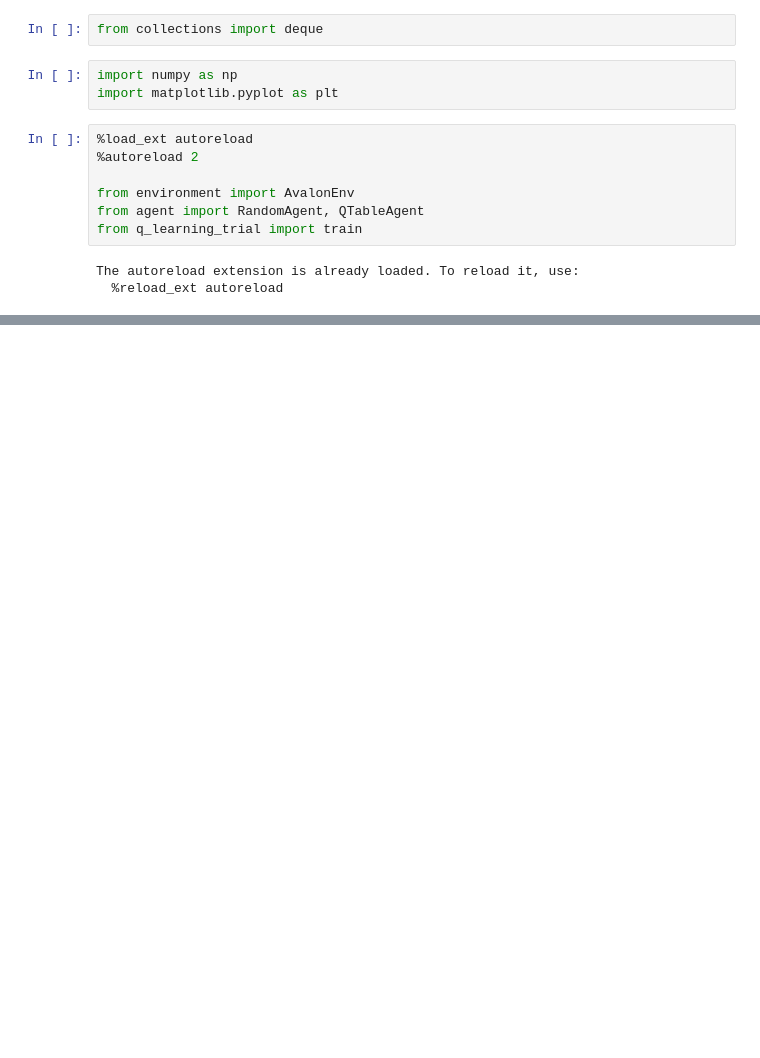
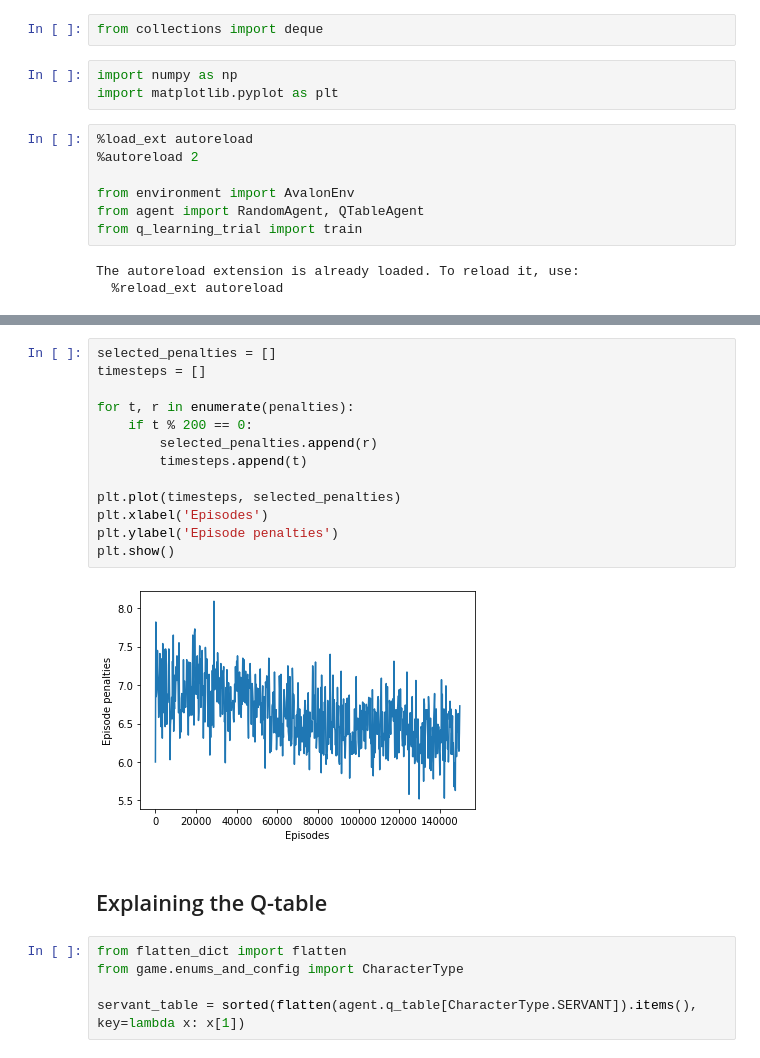
Before and after one commit to satwikkansal/gym-avalon, a Jupyter notebook: training.ipynb, the cells around one changed output, grey strips where cells are left out. Saved outputs shown, nothing was run; the diff lists cells and outputs as text; blank space fills up the shorter version.

```diff
--- a/training.ipynb
+++ b/training.ipynb
@@ -69,0 +60,22 @@ plt.show()
+# %%
+selected_penalties = []
+timesteps = []
+
+for t, r in enumerate(penalties):
+    if t % 200 == 0:
+        selected_penalties.append(r)
+        timesteps.append(t)
+
+plt.plot(timesteps, selected_penalties)
+plt.xlabel('Episodes')
+plt.ylabel('Episode penalties')
+plt.show()
+# %% [output]
+[figure, added]
+# %% [markdown]
+## Explaining the Q-table
+# %%
+from flatten_dict import flatten
+from game.enums_and_config import CharacterType
+
+servant_table = sorted(flatten(agent.q_table[CharacterType.SERVANT]).items(), key=lambda x: x[1])
```
Also changed, not shown: parts of 11 cells of this notebook.
